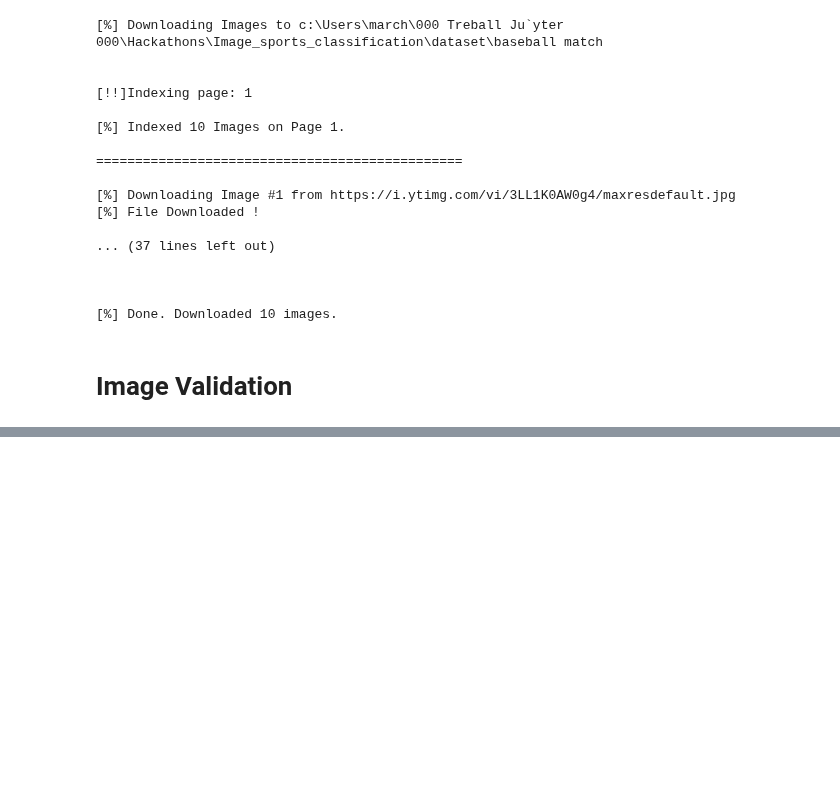
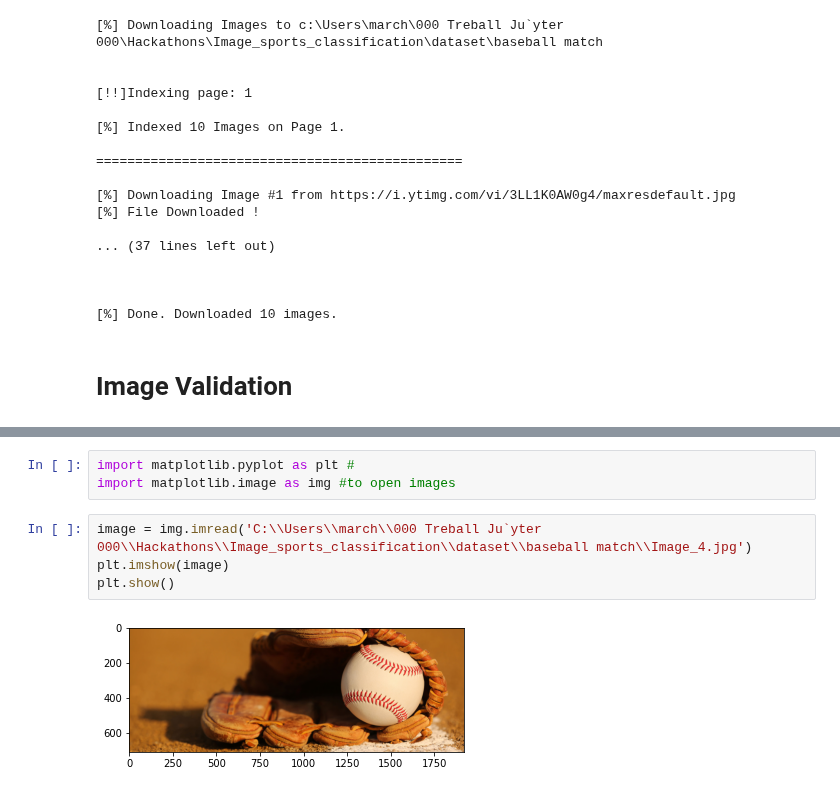
Before and after one commit to MarkusHumetus/Image_sports_classification, a Jupyter notebook: image scrapping.ipynb, the cells around one changed output, grey strips where cells are left out. Cells and saved outputs as stored; diff of their text form; blank space fills up the shorter version.

Commit message:
image validation function evolution

```diff
--- a/image scrapping.ipynb
+++ b/image scrapping.ipynb
@@ -319,0 +346,9 @@ def check_image(image_path, use_case):
+# %%
+import matplotlib.pyplot as plt #
+import matplotlib.image as img #to open images
+# %%
+image = img.imread('C:\\Users\\march\\000 Treball Ju`yter 000\\Hackathons\\Image_sports_classification\\dataset\\baseball match\\Image_4.jpg')
+plt.imshow(image)
+plt.show()
+# %% [output]
+[figure, added]
```
Also changed, not shown: parts of 1 cell of this notebook, 1 other file.
